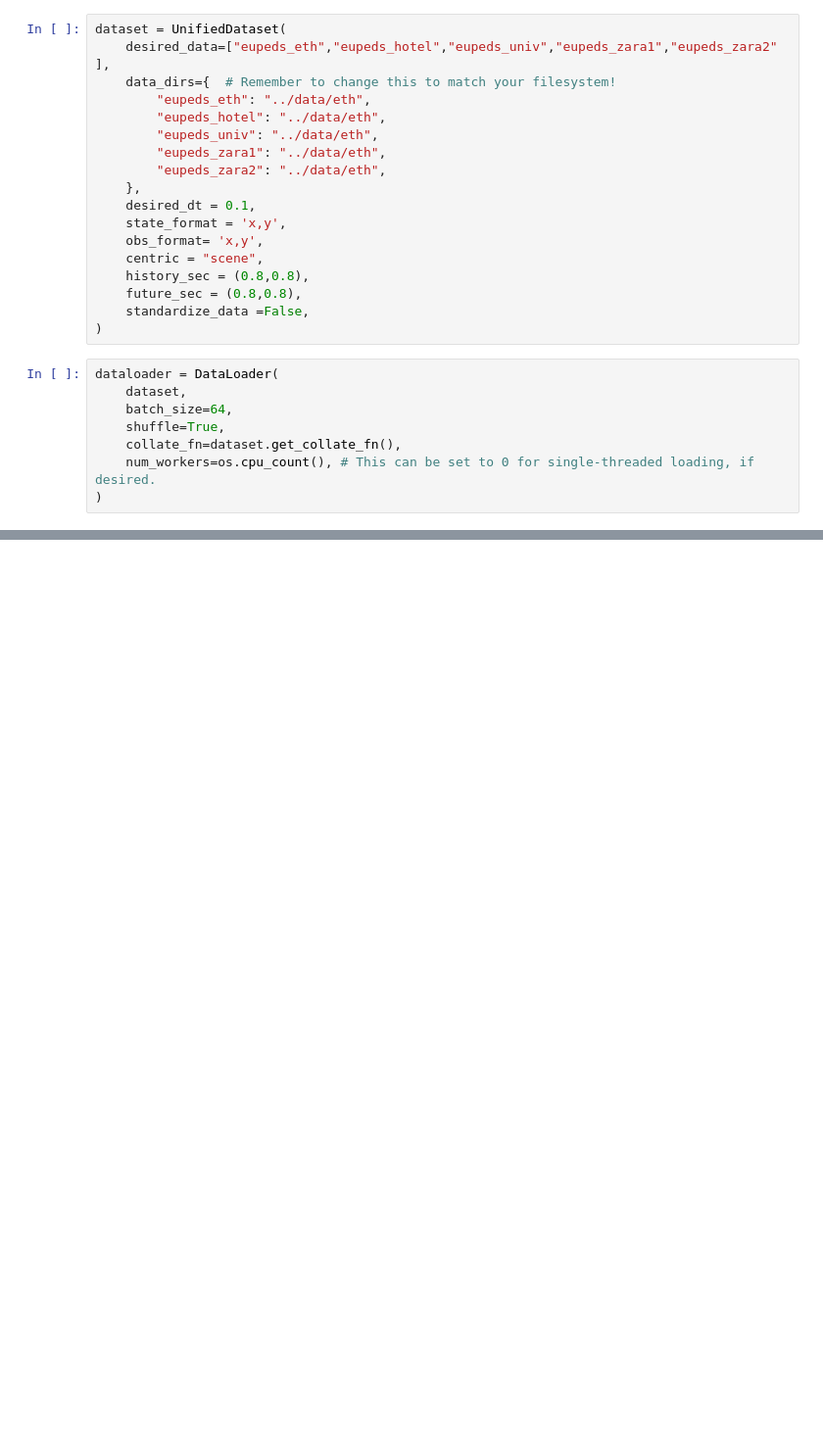
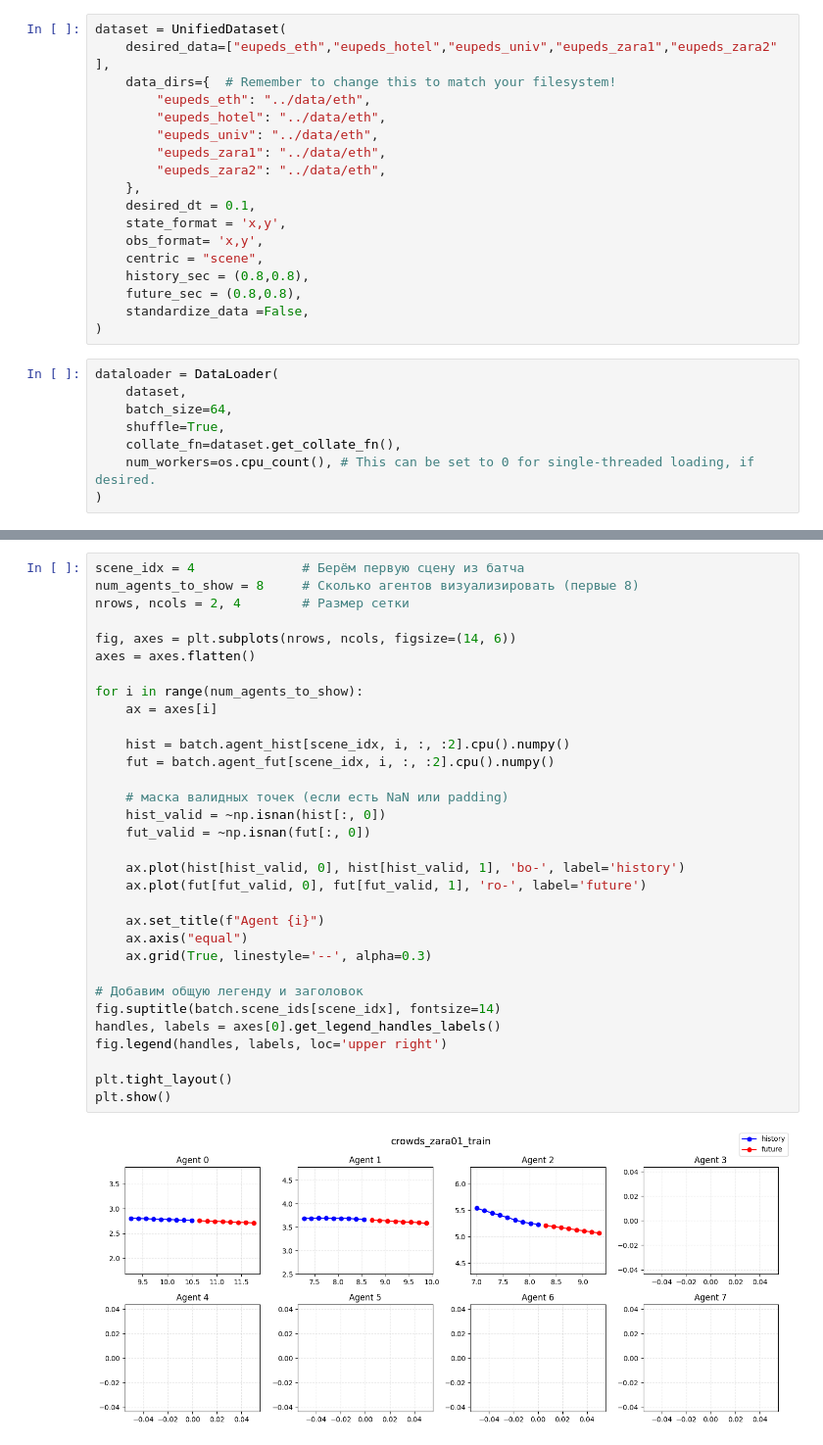
Before and after one commit to Fatyhich/sk_msd_trajectoryFM, a Jupyter notebook: notebooks/test_data.ipynb, the cells around one changed output, grey strips where cells are left out. Shown: that part at 98% size. Drawn from its saved outputs; the diff is of its cells as text; blank space fills up the shorter version.

```diff
--- a/notebooks/test_data.ipynb
+++ b/notebooks/test_data.ipynb
@@ -39,0 +128,34 @@ torch.Size([64, 63, 8, 2])
+# %%
+scene_idx = 4              # Берём первую сцену из батча
+num_agents_to_show = 8     # Сколько агентов визуализировать (первые 8)
+nrows, ncols = 2, 4        # Размер сетки
+
+fig, axes = plt.subplots(nrows, ncols, figsize=(14, 6))
+axes = axes.flatten()
+
+for i in range(num_agents_to_show):
+    ax = axes[i]
+
+    hist = batch.agent_hist[scene_idx, i, :, :2].cpu().numpy()
+    fut = batch.agent_fut[scene_idx, i, :, :2].cpu().numpy()
+
+    # маска валидных точек (если есть NaN или padding)
+    hist_valid = ~np.isnan(hist[:, 0])
+    fut_valid = ~np.isnan(fut[:, 0])
+
+    ax.plot(hist[hist_valid, 0], hist[hist_valid, 1], 'bo-', label='history')
+    ax.plot(fut[fut_valid, 0], fut[fut_valid, 1], 'ro-', label='future')
+
+    ax.set_title(f"Agent {i}")
+    ax.axis("equal")
+    ax.grid(True, linestyle='--', alpha=0.3)
+
+# Добавим общую легенду и заголовок
+fig.suptitle(batch.scene_ids[scene_idx], fontsize=14)
+handles, labels = axes[0].get_legend_handles_labels()
+fig.legend(handles, labels, loc='upper right')
+
+plt.tight_layout()
+plt.show()
+# %% [output]
+[figure, added]
```
Also changed, not shown: parts of 12 cells of this notebook.
